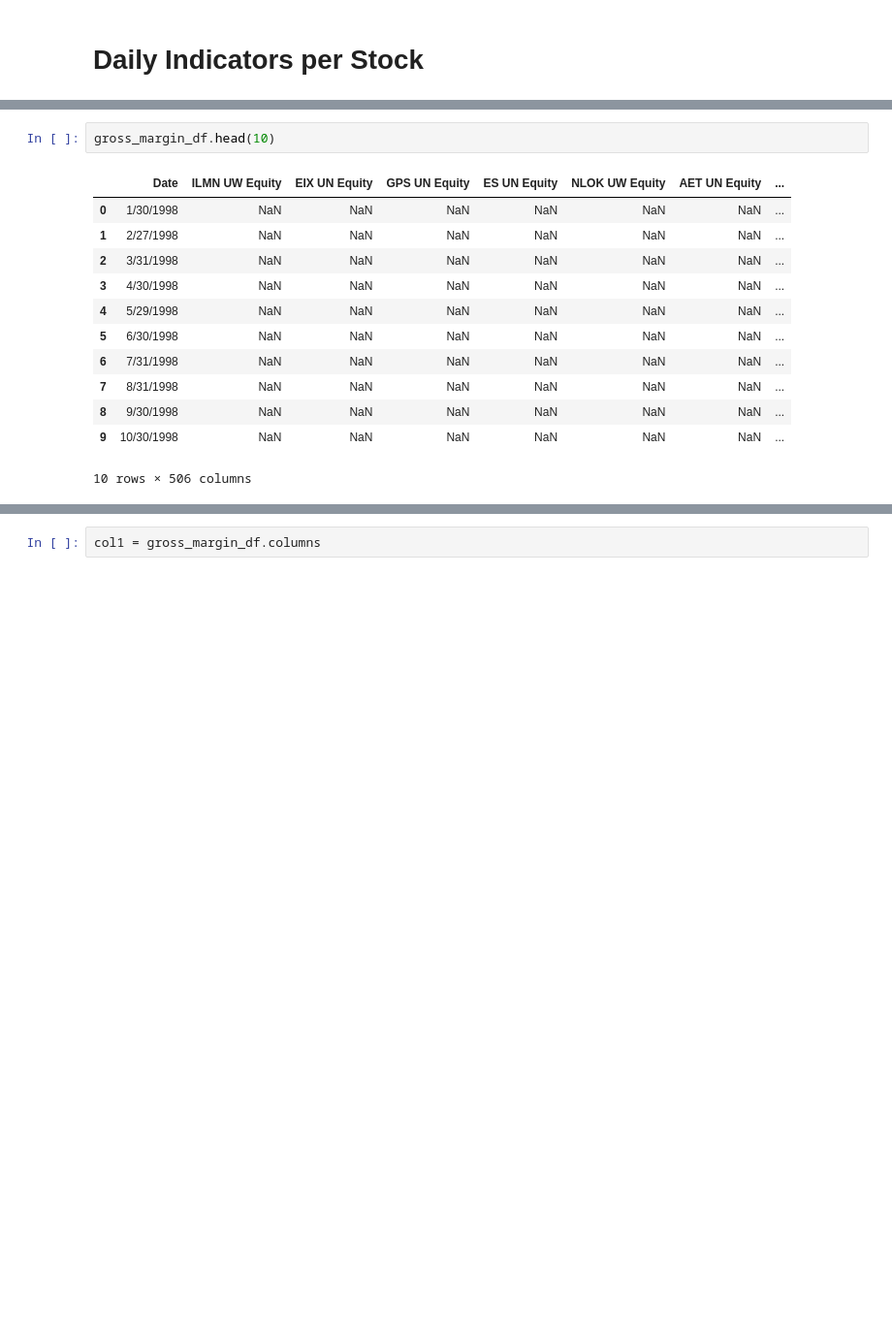
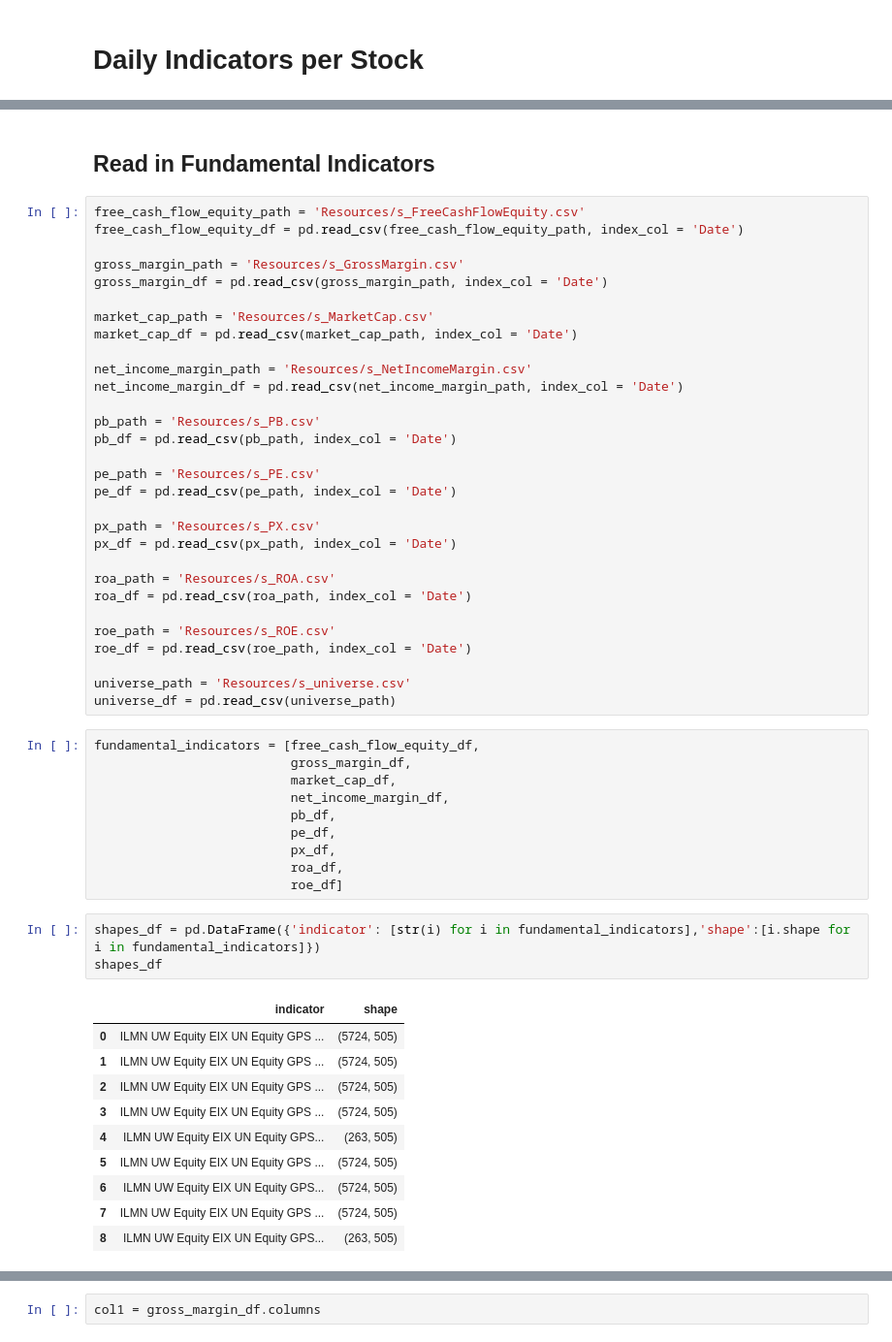
Before and after one commit to ekuo651/Machine-Learning-for-Stock-Selection, a Jupyter notebook: Daily_fund_and_tech_indicators.ipynb, the cells around one changed output, grey strips where cells are left out. Shown at 97% size. Drawn from its saved outputs; the diff is of its cells as text; blank space fills up the shorter version.

```diff
--- a/Daily_fund_and_tech_indicators.ipynb
+++ b/Daily_fund_and_tech_indicators.ipynb
@@ -65,15 +11,56 @@ Length: 506, dtype: object
-# %%
-gross_margin_df.head(10)
-# %% [output]
-|  | Date | ILMN UW Equity | EIX UN Equity | GPS UN Equity | ES UN Equity | NLOK UW Equity | AET UN Equity | ... |
-| 0 | 1/30/1998 | NaN | NaN | NaN | NaN | NaN | NaN | ... |
-| 1 | 2/27/1998 | NaN | NaN | NaN | NaN | NaN | NaN | ... |
-| 2 | 3/31/1998 | NaN | NaN | NaN | NaN | NaN | NaN | ... |
-| 3 | 4/30/1998 | NaN | NaN | NaN | NaN | NaN | NaN | ... |
-| 4 | 5/29/1998 | NaN | NaN | NaN | NaN | NaN | NaN | ... |
-| 5 | 6/30/1998 | NaN | NaN | NaN | NaN | NaN | NaN | ... |
-| 6 | 7/31/1998 | NaN | NaN | NaN | NaN | NaN | NaN | ... |
-| 7 | 8/31/1998 | NaN | NaN | NaN | NaN | NaN | NaN | ... |
-| 8 | 9/30/1998 | NaN | NaN | NaN | NaN | NaN | NaN | ... |
-| 9 | 10/30/1998 | NaN | NaN | NaN | NaN | NaN | NaN | ... |
-10 rows × 506 columns
+# %% [markdown]
+## Read in Fundamental Indicators
+# %%
+free_cash_flow_equity_path = 'Resources/s_FreeCashFlowEquity.csv'
+free_cash_flow_equity_df = pd.read_csv(free_cash_flow_equity_path, index_col = 'Date')
+
+gross_margin_path = 'Resources/s_GrossMargin.csv'
+gross_margin_df = pd.read_csv(gross_margin_path, index_col = 'Date')
+
+market_cap_path = 'Resources/s_MarketCap.csv'
+market_cap_df = pd.read_csv(market_cap_path, index_col = 'Date')
+
+net_income_margin_path = 'Resources/s_NetIncomeMargin.csv'
+net_income_margin_df = pd.read_csv(net_income_margin_path, index_col = 'Date')
+
+pb_path = 'Resources/s_PB.csv'
+pb_df = pd.read_csv(pb_path, index_col = 'Date')
+
+pe_path = 'Resources/s_PE.csv'
+pe_df = pd.read_csv(pe_path, index_col = 'Date')
+
+px_path = 'Resources/s_PX.csv'
+px_df = pd.read_csv(px_path, index_col = 'Date')
+
+roa_path = 'Resources/s_ROA.csv'
+roa_df = pd.read_csv(roa_path, index_col = 'Date')
+
+roe_path = 'Resources/s_ROE.csv'
+roe_df = pd.read_csv(roe_path, index_col = 'Date')
+
+universe_path = 'Resources/s_universe.csv'
+universe_df = pd.read_csv(universe_path)
+# %%
+fundamental_indicators = [free_cash_flow_equity_df,
+                          gross_margin_df,
+                          market_cap_df,
+                          net_income_margin_df,
+                          pb_df,
+                          pe_df,
+                          px_df,
+                          roa_df,
+                          roe_df]
+# %%
+shapes_df = pd.DataFrame({'indicator': [str(i) for i in fundamental_indicators],'shape':[i.shape for i in fundamental_indicators]})
+shapes_df
+# %% [output]
+|  | indicator | shape |
+| 0 | ILMN UW Equity EIX UN Equity GPS ... | (5724, 505) |
+| 1 | ILMN UW Equity EIX UN Equity GPS ... | (5724, 505) |
+| 2 | ILMN UW Equity EIX UN Equity GPS ... | (5724, 505) |
+| 3 | ILMN UW Equity EIX UN Equity GPS ... | (5724, 505) |
+| 4 | ILMN UW Equity EIX UN Equity GPS... | (263, 505) |
+| 5 | ILMN UW Equity EIX UN Equity GPS ... | (5724, 505) |
+| 6 | ILMN UW Equity EIX UN Equity GPS... | (5724, 505) |
+| 7 | ILMN UW Equity EIX UN Equity GPS ... | (5724, 505) |
+| 8 | ILMN UW Equity EIX UN Equity GPS... | (263, 505) |
```
Also changed, not shown: parts of 7 cells of this notebook.
